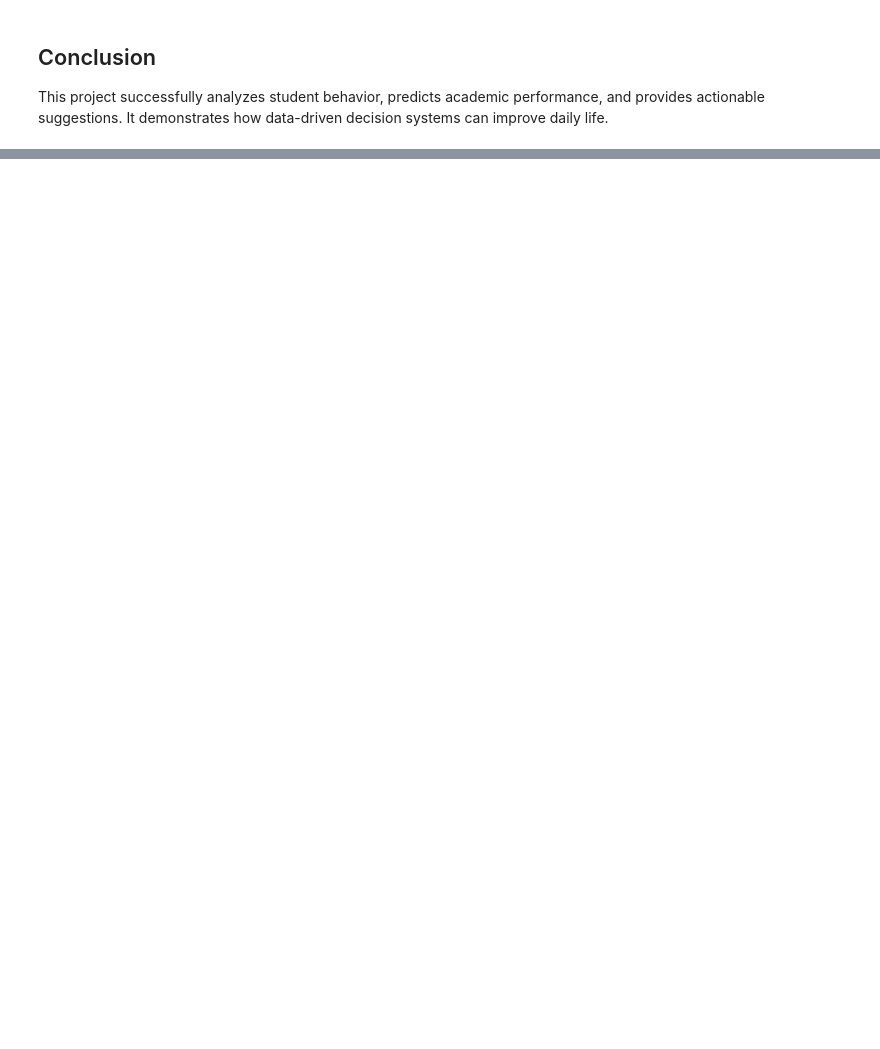
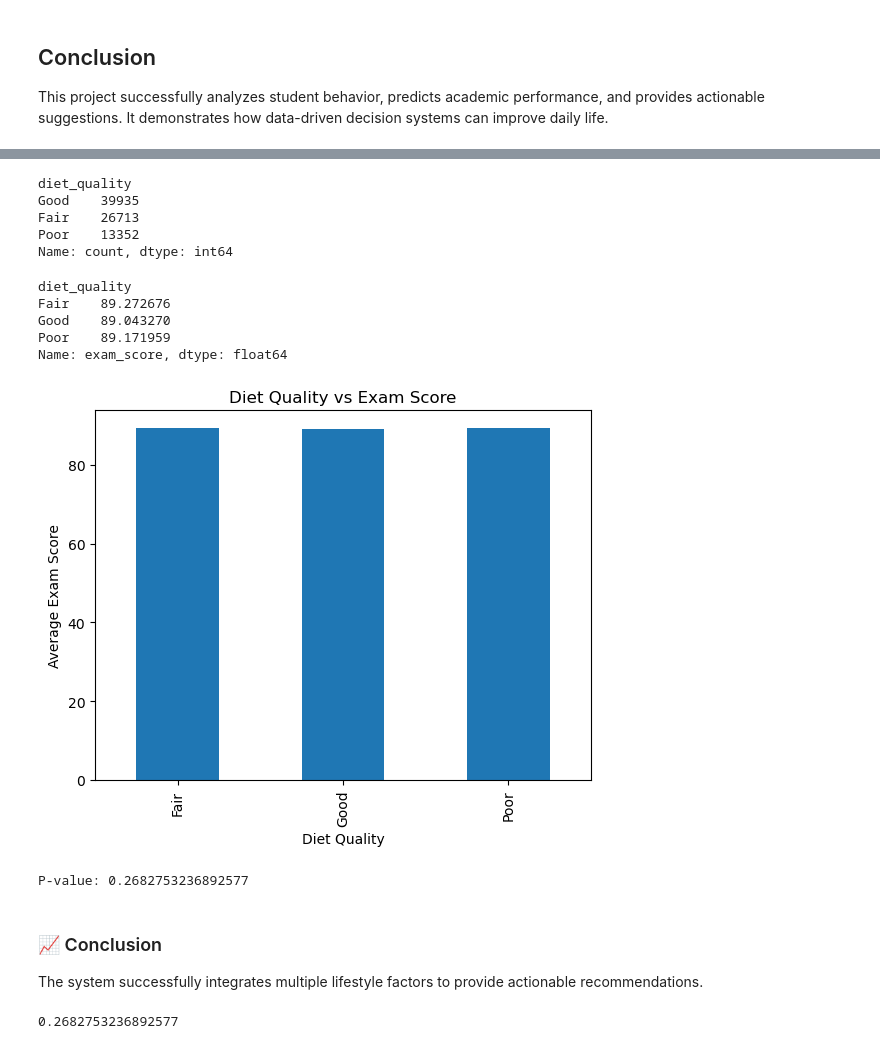
Before and after one commit to Naja-Hindh/smart-student-life-decision-system, a Jupyter notebook: notebooks/study_analysis.ipynb, the cells around one changed output, grey strips where cells are left out. Cells and saved outputs as stored; diff of their text form; code cells hidden in the pictures; blank space fills up the shorter version.

```diff
--- a/notebooks/study_analysis.ipynb
+++ b/notebooks/study_analysis.ipynb
@@ -394,0 +564,4 @@ This project successfully analyzes student behavior, predicts academic performan
+# %%
+import pandas as pd
+
+master_df = pd.read_csv("../data/raw/student_performance.csv")
@@ -394,0 +795,2 @@ This project successfully analyzes student behavior, predicts academic performan
+# %%
+master_df["student_id"] = range(1, len(master_df) + 1)
@@ -394,0 +873,8 @@ This project successfully analyzes student behavior, predicts academic performan
+# %%
+food_df = master_df[
+    [
+        "student_id",
+        "diet_quality",
+        "exam_score"
+    ]
+].copy()
@@ -394,0 +890,36 @@ This project successfully analyzes student behavior, predicts academic performan
+# %%
+food_df["diet_quality"].value_counts()
+# %% [output]
+diet_quality
+Good    39935
+Fair    26713
+Poor    13352
+Name: count, dtype: int64
+# %%
+food_df.groupby("diet_quality")["exam_score"].mean()
+# %% [output]
+diet_quality
+Fair    89.272676
+Good    89.043270
+Poor    89.171959
+Name: exam_score, dtype: float64
+# %%
+import matplotlib.pyplot as plt
+
+food_df.groupby("diet_quality")["exam_score"].mean().plot(kind="bar")
+plt.title("Diet Quality vs Exam Score")
+plt.xlabel("Diet Quality")
+plt.ylabel("Average Exam Score")
+plt.show()
+# %% [output]
+[figure, added]
+# %%
+from scipy.stats import ttest_ind
+
+good_diet = food_df[food_df["diet_quality"] == "Good"]["exam_score"]
+poor_diet = food_df[food_df["diet_quality"] == "Poor"]["exam_score"]
+
+t_stat, p_value = ttest_ind(good_diet, poor_diet)
+print("P-value:", p_value)
+# %% [output]
+P-value: 0.2682753236892577
@@ -394,0 +928,3 @@ This project successfully analyzes student behavior, predicts academic performan
+# %% [markdown]
+### 📈 Conclusion
+The system successfully integrates multiple lifestyle factors to provide actionable recommendations.
@@ -394,0 +941,10 @@ This project successfully analyzes student behavior, predicts academic performan
+# %%
+from scipy.stats import ttest_ind
+
+good = food_df[food_df["diet_quality"] == "Good"]["exam_score"]
+poor = food_df[food_df["diet_quality"] == "Poor"]["exam_score"]
+
+t_stat, p_value = ttest_ind(good, poor)
+print(p_value)
+# %% [output]
+0.2682753236892577
```
Also changed, not shown: parts of 84 cells of this notebook.
